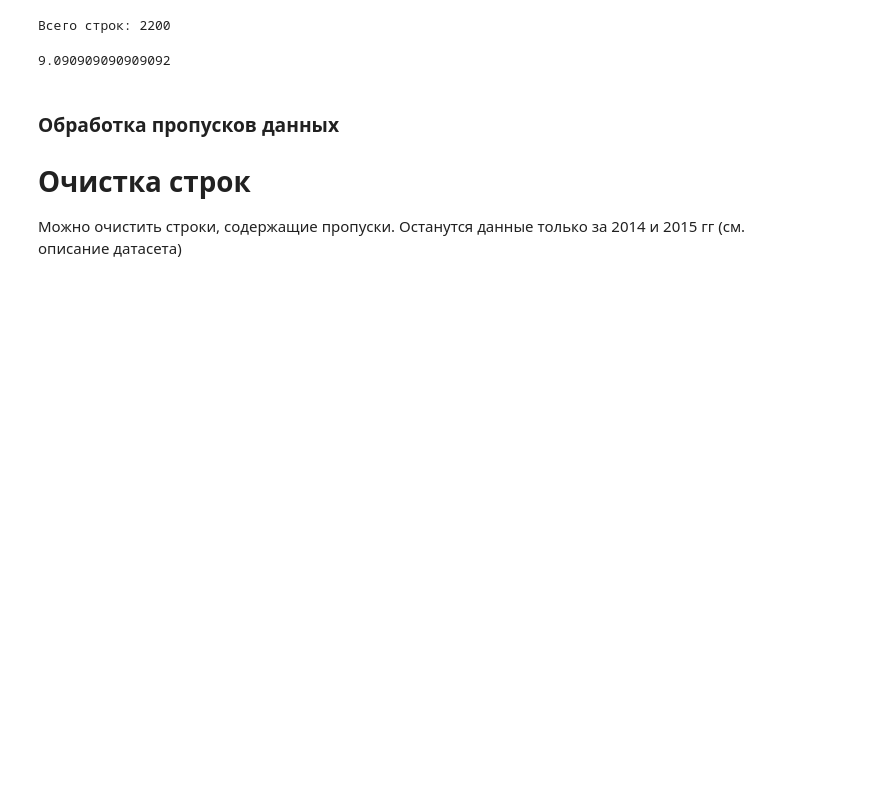
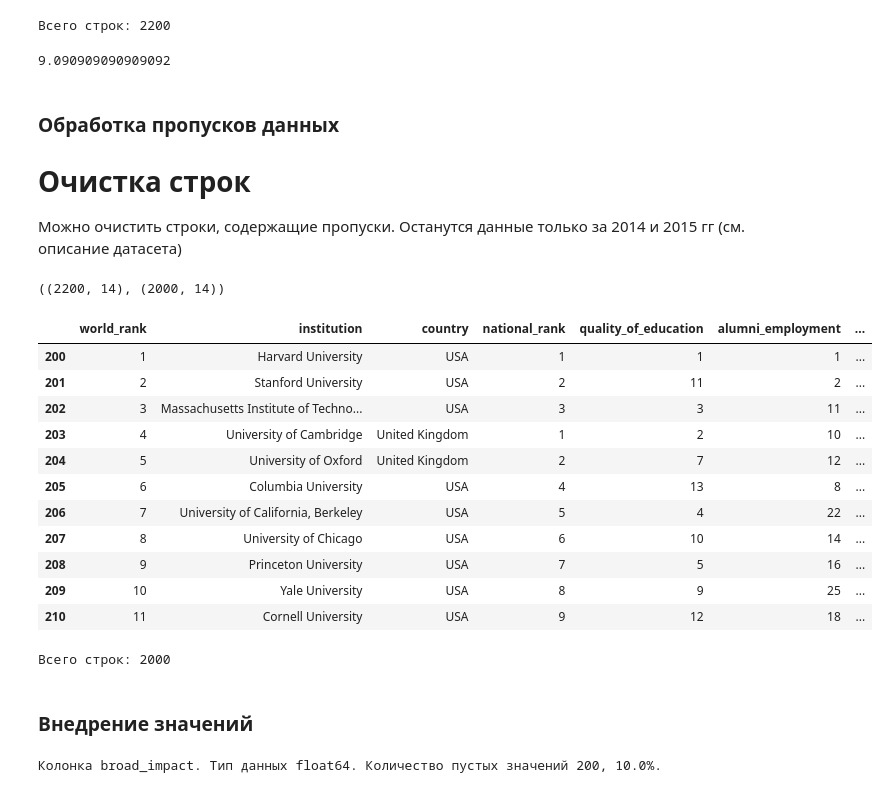
Before and after one commit to mrRoze/TMO-worked, a Jupyter notebook: TMO/Lab 2.ipynb, the cells around one changed output. Cells and saved outputs as stored; diff of their text form; code cells hidden in the pictures; blank space fills up the shorter version.

```diff
--- a/TMO/Lab 2.ipynb
+++ b/TMO/Lab 2.ipynb
@@ -95,3 +95,45 @@ matplotlib_inline.backend_inline.set_matplotlib_formats("retina")
 # Очистка строк
 
 Можно очистить строки, содержащие пропуски. Останутся данные только за 2014 и 2015 гг (см. описание датасета)
+# %%
+# Удаление строк, содержащих пустые значения
+data_no_null = data.dropna(axis=0, how='any')
+(data.shape, data_no_null.shape)
+# %% [output]
+((2200, 14), (2000, 14))
+# %%
+data_no_null.head(11)
+# %% [output]
+|  | world_rank | institution | country | national_rank | quality_of_education | alumni_employment | ... |
+| 200 | 1 | Harvard University | USA | 1 | 1 | 1 | ... |
+| 201 | 2 | Stanford University | USA | 2 | 11 | 2 | ... |
+| 202 | 3 | Massachusetts Institute of Techno... | USA | 3 | 3 | 11 | ... |
+| 203 | 4 | University of Cambridge | United Kingdom | 1 | 2 | 10 | ... |
+| 204 | 5 | University of Oxford | United Kingdom | 2 | 7 | 12 | ... |
+| 205 | 6 | Columbia University | USA | 4 | 13 | 8 | ... |
+| 206 | 7 | University of California, Berkeley | USA | 5 | 4 | 22 | ... |
+| 207 | 8 | University of Chicago | USA | 6 | 10 | 14 | ... |
+| 208 | 9 | Princeton University | USA | 7 | 5 | 16 | ... |
+| 209 | 10 | Yale University | USA | 8 | 9 | 25 | ... |
+| 210 | 11 | Cornell University | USA | 9 | 12 | 18 | ... |
+# %%
+total_count = data_no_null.shape[0]
+print('Всего строк: {}'.format(total_count))
+# %% [output]
+Всего строк: 2000
+# %% [markdown]
+### Внедрение значений
+# %%
+# Выберем числовые колонки с пропущенными значениями
+# Цикл по колонкам датасета
+num_cols = []
+for col in data.columns:
+    # Количество пустых значений
+    temp_null_count = data[data[col].isnull()].shape[0]
+    dt = str(data[col].dtype)
+    if temp_null_count>0 and (dt=='float64' or dt=='int64'):
+        num_cols.append(col)
+        temp_perc = round((temp_null_count / total_count) * 100.0, 2)
+        print('Колонка {}. Тип данных {}. Количество пустых значений {}, {}%.'.format(col, dt, temp_null_count, temp_perc))
+# %% [output]
+Колонка broad_impact. Тип данных float64. Количество пустых значений 200, 10.0%.
```
Also changed, not shown: parts of 3 cells of this notebook.
